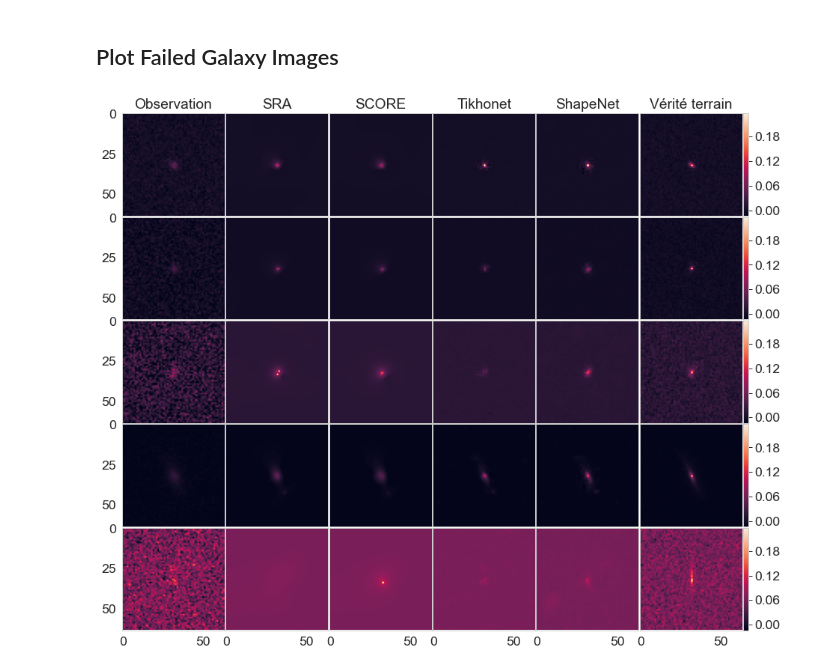
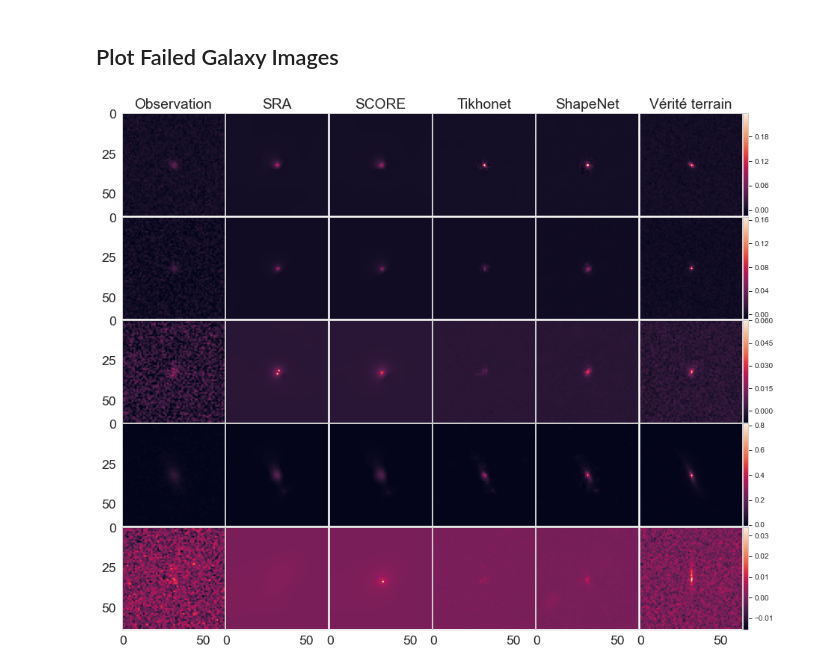
Before and after one commit to CosmoStat/ShapeDeconv, a Jupyter notebook: results/CFHT2HST/make_images.ipynb, the cells around one changed output. Saved outputs shown, nothing was run; the diff lists cells and outputs as text; code cells hidden in the pictures.

```diff
--- a/results/CFHT2HST/make_images.ipynb
+++ b/results/CFHT2HST/make_images.ipynb
@@ -59,7 +59,9 @@ i=0
 for ax, cax, im in zip(grid, grid.cbar_axes, list_im):
     # Iterating over the grid returns the Axes.
     imx = ax.imshow(im,vmin=list_min[i],vmax=list_max[i])
-    cb = cax.colorbar(imx)
+    cax.tick_params(labelsize=10)
+    if i % 6:
+        grid.cbar_axes[i//6].colorbar(imx)
     i+=1
 
 labels = ['Observation', 'SRA', 'SCORE', 'Tikhonet', 'ShapeNet', 'Vérité terrain']
@@ -80,32 +82,34 @@ for i in range(5):
         list_im += [batch['flagged'][key][i]]
 
 list_min = []
 list_max = []
 
 for im in batch['flagged']['targets']:
     list_min += [np.min(im)]
     list_max += [np.max(im)]
 
 list_min = np.repeat(np.array(list_min),6).T
 list_max = np.repeat(np.array(list_max),6).T
 
 fig = plt.figure(figsize=(15, 15))
 grid = ImageGrid(fig, 111,  # similar to subplot(111)
                  nrows_ncols=(5, 6),  # creates 2x2 grid of axes
 #                  axes_pad=0.1,  # pad between axes in inch.
 #                  cbar_location="right",
                  cbar_mode="edge",
                  )
 i=0
 for ax, cax, im in zip(grid, grid.cbar_axes, list_im):
     # Iterating over the grid returns the Axes.
     imx = ax.imshow(im,vmin=list_min[i],vmax=list_max[i])
-    cb = cax.colorbar(imx)
+    cax.tick_params(labelsize=10)
+    if i % 6:
+        grid.cbar_axes[i//6].colorbar(imx)
     i+=1
 
 for ax, label in zip(grid,labels):
     ax.set_title(label)
 
 plt.savefig('cfht2hst_images_flagged.pdf', bbox_inches='tight')
 # %% [output]
-[figure, old version]
+[figure, new version]
```
Also changed, not shown: parts of 1 cell of this notebook, 2 other files.
